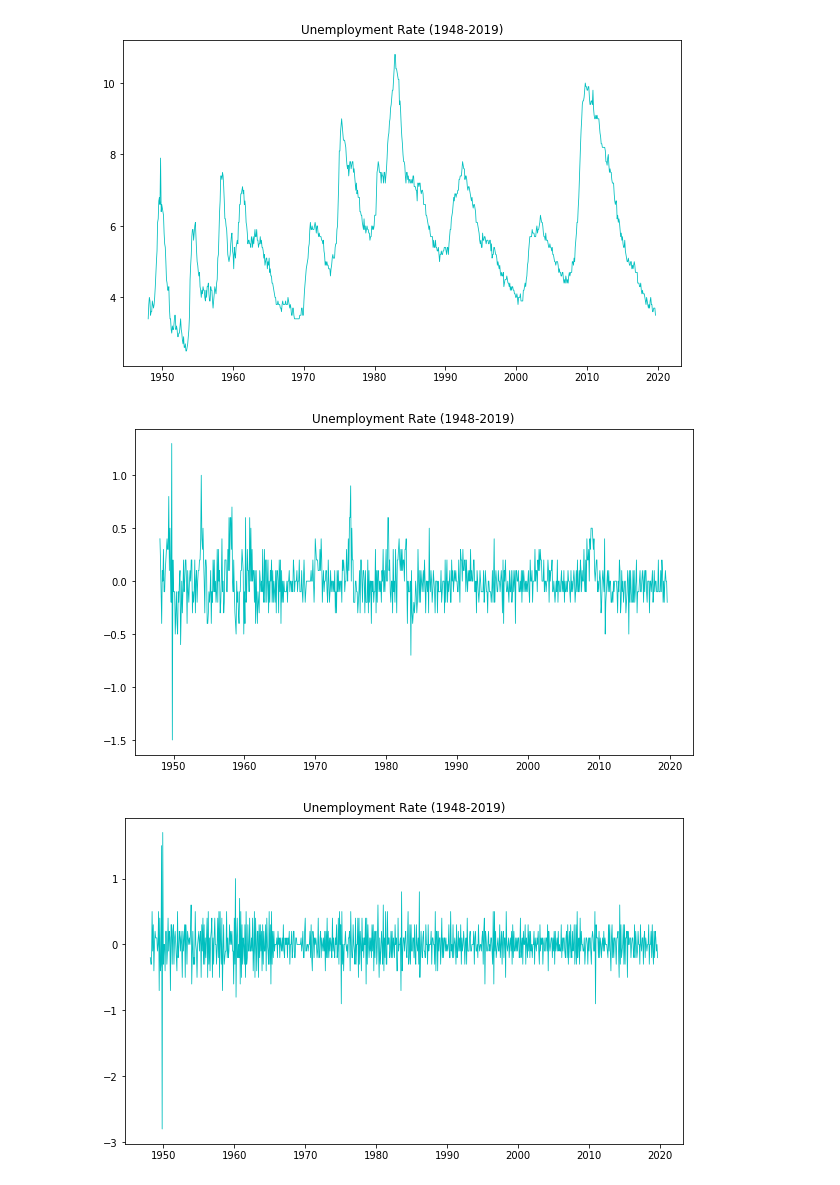
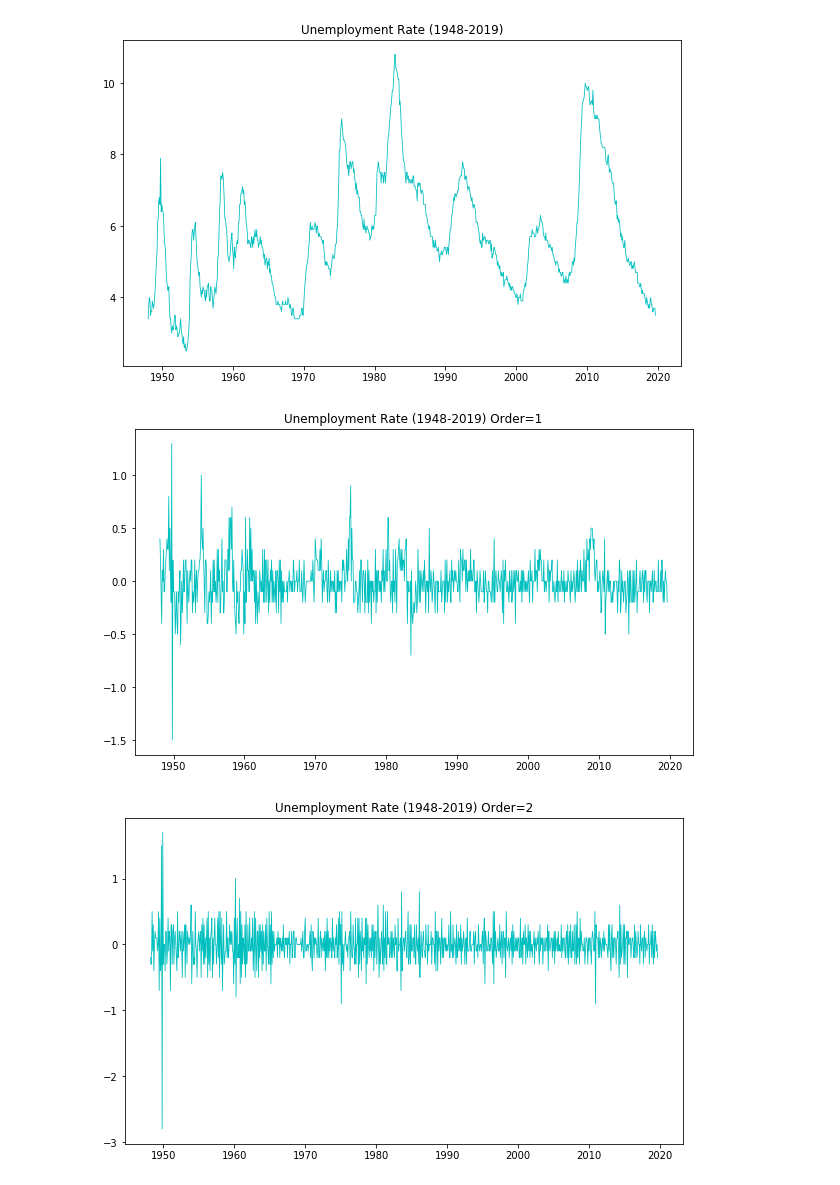
Before and after one commit to 26Jinx/Thinkful, a Jupyter notebook: Unit6/Time_Series/Unemployment_Rate_TS_Challenge.ipynb, the cells around one changed output. Drawn from its saved outputs; the diff is of its cells as text; code cells hidden in the pictures.

```diff
--- a/Unit6/Time_Series/Unemployment_Rate_TS_Challenge.ipynb
+++ b/Unit6/Time_Series/Unemployment_Rate_TS_Challenge.ipynb
@@ -44,18 +44,18 @@ To register the converters:
 # %%
 unemp_data['diff_1'] = unemp_data.UNRATE - unemp_data.UNRATE.shift()
 plt.figure(figsize=(10, 6))
 plt.plot('conv', 'diff_1', data=unemp_data, color='c', linewidth=0.8)
-plt.title('Unemployment Rate (1948-2019)')
+plt.title('Unemployment Rate (1948-2019) Order=1')
 plt.show()
 # %% [output]
-[figure, old version]
+[figure, new version]
 # %%
 # let's try differencing one more order
 unemp_data['diff_2'] = unemp_data.diff_1 - unemp_data.diff_1.shift()
 plt.figure(figsize=(10, 6))
 plt.plot('conv', 'diff_2', data=unemp_data, color='c', linewidth=0.8)
-plt.title('Unemployment Rate (1948-2019)')
+plt.title('Unemployment Rate (1948-2019) Order=2')
 plt.show()
 # %% [output]
-[figure, old version]
+[figure, new version]
 # %% [markdown]
```
Also changed, not shown: parts of 9 cells of this notebook.
